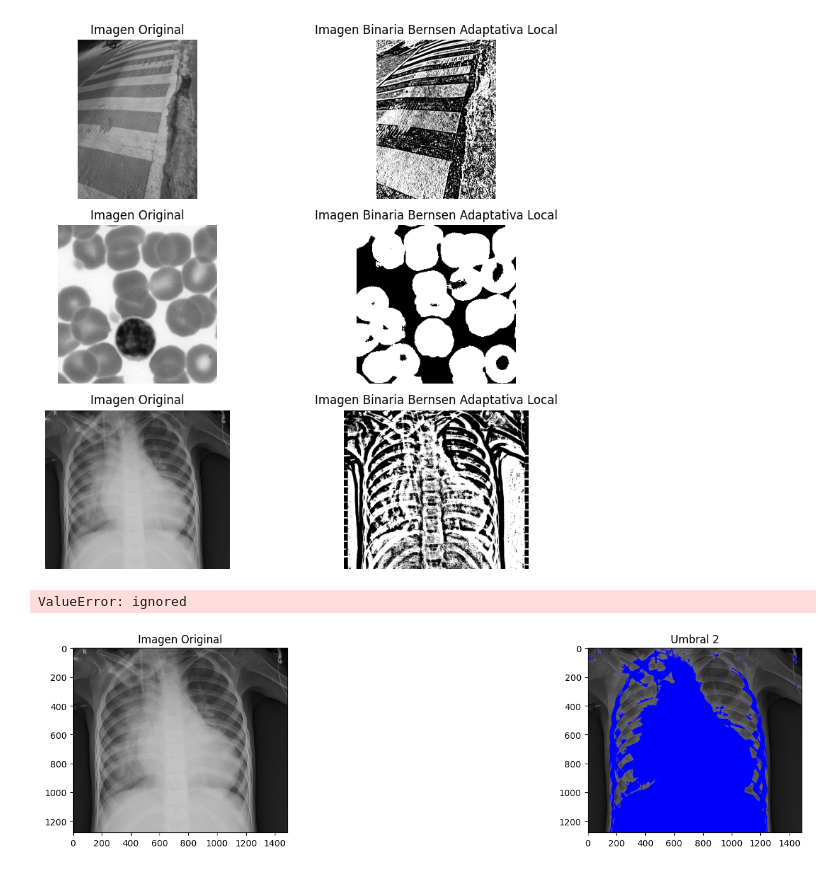
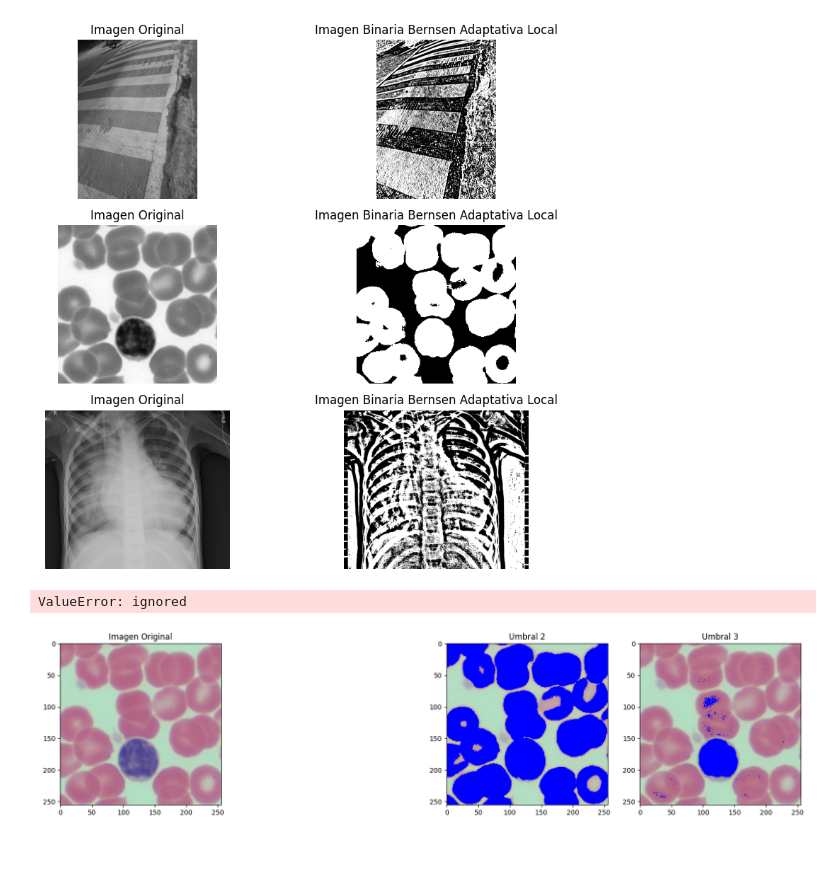
Before and after one commit to AngelRosalesContreras/Practica1-4, a Jupyter notebook: Práctica_1_4.ipynb, the cells around one changed output. Cells and saved outputs as stored; diff of their text form; code cells hidden in the pictures.

```diff
--- a/Práctica_1_4.ipynb
+++ b/Práctica_1_4.ipynb
@@ -263,43 +263,59 @@ def draw_image(original, umbral):
                 new_image[i][j][0] = 255
     return new_image
 
+def umbralización_global(imagen):
+    # Calcula el umbral global, por ejemplo, como el promedio de los valores de píxeles
+    umbral = np.mean(imagen)
+    return umbral
+
+def calcular_umbral_otsu(imagen):
+    # Calcula el umbral de Otsu y devuelve un valor numérico
+    # Implementa la lógica para calcular el umbral aquí
+    umbral = 127  # Reemplaza esto con el umbral calculado
+    return umbral
+
+def umbralizacion_bernsen_adaptativa(imagen):
+    # Calcula el umbral de Bernsen adaptativo y devuelve un valor numérico
+    # Implementa la lógica para calcular el umbral aquí
+    umbral = 127  # Reemplaza esto con el umbral calculado
+    return umbral
+
 # Lista de nombres de imágenes
 nombres_imagenes = [
-    "person_bacteria.jpeg",
     "image-cell.png",
-    "20230113_20_57_12_575_000_zGaC6yksz9cwl3UOetH2K4URrOs2_F_4080_3060.jpg"
+
 ]
 
 # Lista de funciones de umbralización
 funciones_umbralizacion = [
-    umbralizacion_global,
+    umbralización_global,
     calcular_umbral_otsu,
     umbralizacion_bernsen_adaptativa
 ]
 
 # Procesar y mostrar las imágenes en un ciclo
 for nombre in nombres_imagenes:
     imagen_original = cv2.imread(nombre)
     imagen_gris = cv2.cvtColor(imagen_original, cv2.COLOR_BGR2GRAY)  # Convertir a escala de grises
 
     plt.figure(figsize=(20, 5))
 
     # Mostrar la imagen original
     plt.subplot(1, len(funciones_umbralizacion) + 1, 1)
     plt.imshow(cv2.cvtColor(imagen_original, cv2.COLOR_BGR2RGB))
     plt.title("Imagen Original")
 
     for i, funcion_umbralizacion in enumerate(funciones_umbralizacion, start=2):
         umbral = funcion_umbralizacion(imagen_original)
         umbral_binario = (imagen_gris >= umbral).astype(np.uint8)  # Convertir a una máscara binaria
         imagen_umbralizada = draw_image(imagen_original, umbral_binario)  # Aplicar draw_image a la imagen original con la máscara binaria
 
         # Mostrar la imagen resaltada
         plt.subplot(1, len(funciones_umbralizacion) + 1, i+1)
         plt.imshow(cv2.cvtColor(imagen_umbralizada, cv2.COLOR_BGR2RGB))
         plt.title(f"Umbral {i}")
 
     plt.show()
 # %% [output]
 ValueError: ignored
-[figure, old version]
+[figure, new version]
```
Also changed, not shown: parts of 2 cells of this notebook.
